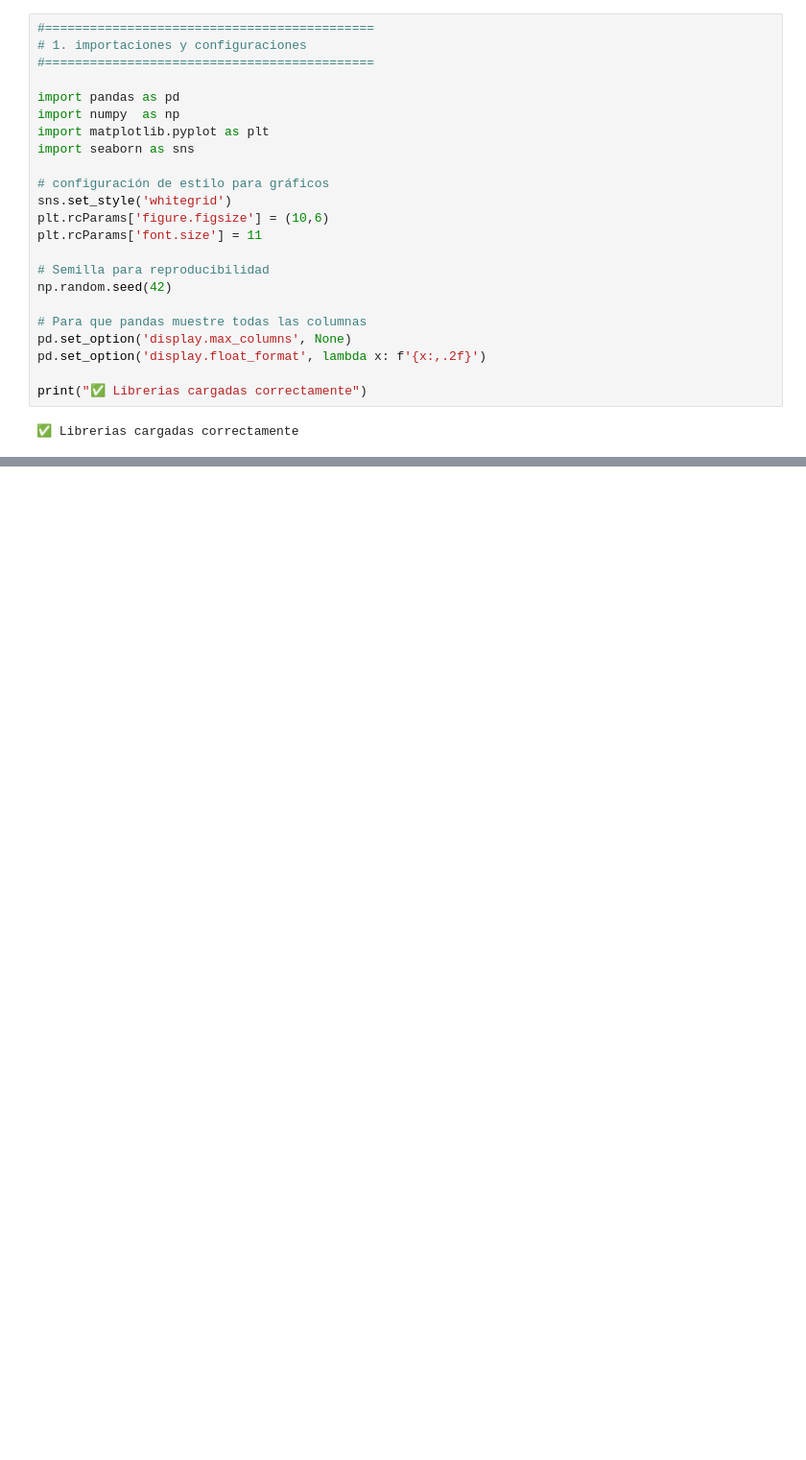
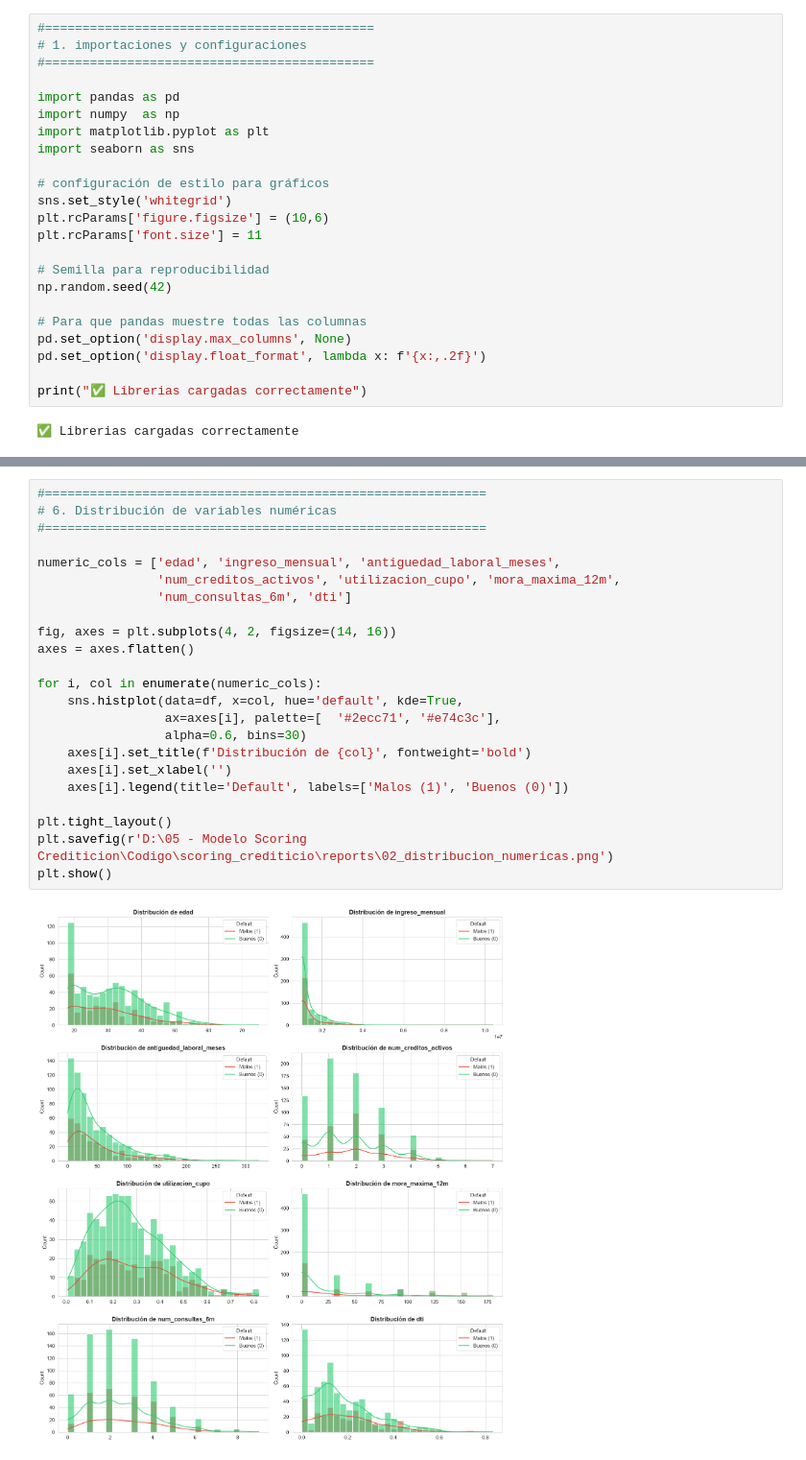
Before and after one commit to JoferPG/Proyecto-Scoring-Crediticio, a Jupyter notebook: notebook/01_eda.ipynb, the cells around one changed output, grey strips where cells are left out. Shown at 96% size. Saved outputs shown, nothing was run; the diff lists cells and outputs as text; blank space fills up the shorter version.

Commit message:
fix: arreglo de distribuccion de variables numericas q

```diff
--- a/notebook/01_eda.ipynb
+++ b/notebook/01_eda.ipynb
@@ -205,0 +111,25 @@ OSError: [Errno 22] Invalid argument: 'D:\x05 - Modelo Scoring Crediticion\\Codi
+# %%
+#===========================================================
+# 6. Distribución de variables numéricas
+#===========================================================
+
+numeric_cols = ['edad', 'ingreso_mensual', 'antiguedad_laboral_meses',
+                'num_creditos_activos', 'utilizacion_cupo', 'mora_maxima_12m',
+                'num_consultas_6m', 'dti']
+
+fig, axes = plt.subplots(4, 2, figsize=(14, 16))
+axes = axes.flatten()
+
+for i, col in enumerate(numeric_cols):
+    sns.histplot(data=df, x=col, hue='default', kde=True,
+                 ax=axes[i], palette=[  '#2ecc71', '#e74c3c'],
+                 alpha=0.6, bins=30)
+    axes[i].set_title(f'Distribución de {col}', fontweight='bold')
+    axes[i].set_xlabel('')
+    axes[i].legend(title='Default', labels=['Malos (1)', 'Buenos (0)'])
+
+plt.tight_layout()
+plt.savefig(r'D:\05 - Modelo Scoring Crediticion\Codigo\scoring_crediticio\reports\02_distribucion_numericas.png')
+plt.show()
+# %% [output]
+[figure, added]
```
Also changed, not shown: parts of 4 cells of this notebook, 2 other files.
